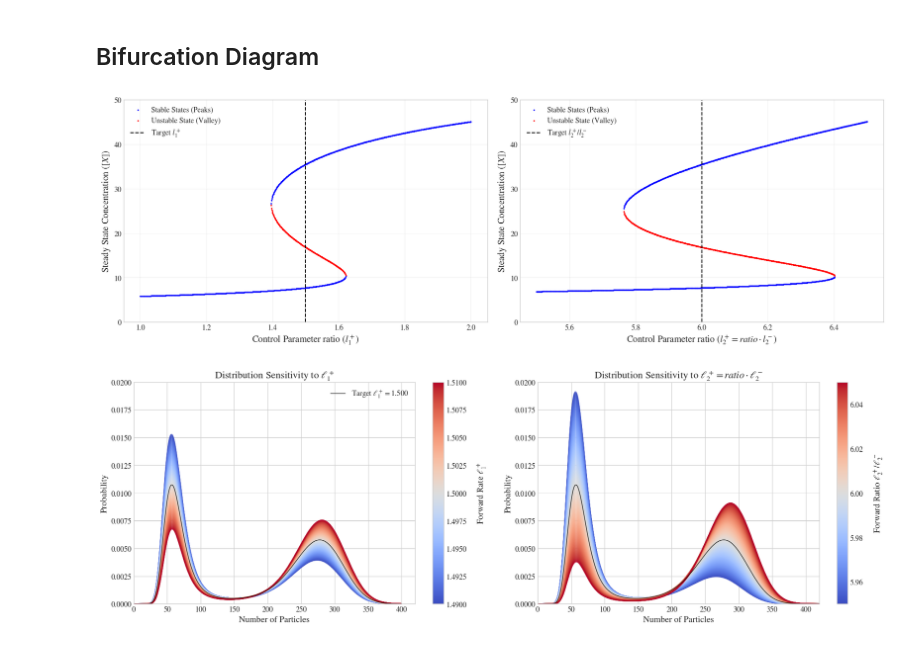
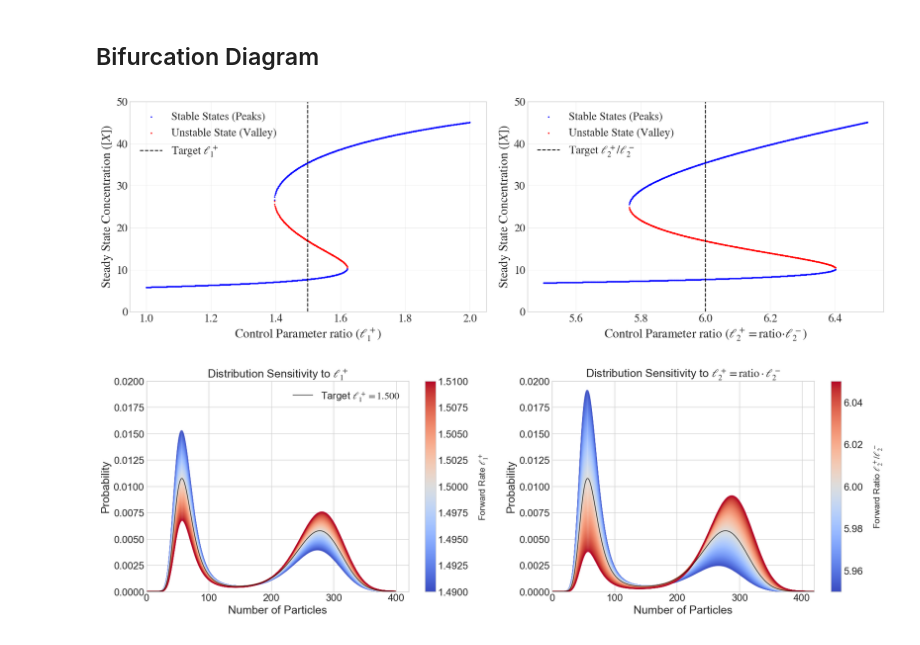
Before and after one commit to LLUVVC/bistable_model_simulation, a Jupyter notebook: notebooks/04_bifurcation_and_distribution_curve.ipynb, the cells around one changed output. Cells and saved outputs as stored; diff of their text form; code cells hidden in the pictures.

```diff
--- a/notebooks/04_bifurcation_and_distribution_curve.ipynb
+++ b/notebooks/04_bifurcation_and_distribution_curve.ipynb
@@ -5,14 +5,22 @@ import numpy as np
 import matplotlib.cm as cm
 import matplotlib.pyplot as plt
 # %%
+# plt.rcParams.update({
+#     'font.size': 14,          # General font size
+#     'axes.titlesize': 16,     # Subplot title size (e.g. "Distribution Sensitivity...")
+#     'axes.labelsize': 15,     # X and Y axis label size
+#     'xtick.labelsize': 12,    # Numbers on the X axis
+#     'ytick.labelsize': 12,    # Numbers on the Y axis
+#     'legend.fontsize': 12     # Legend text size
+# })
 plt.rcParams.update({
-    'font.size': 14,          # General font size
-    'axes.titlesize': 16,     # Subplot title size (e.g. "Distribution Sensitivity...")
-    'axes.labelsize': 15,     # X and Y axis label size
-    'xtick.labelsize': 12,    # Numbers on the X axis
-    'ytick.labelsize': 12,    # Numbers on the Y axis
-    'legend.fontsize': 12     # Legend text size
-})
+        'font.size': 18,          # General font size
+        'axes.titlesize': 22,     # Subtitles & top case labels
+        'axes.labelsize': 20,     # Axis labels (X and Y labels)
+        'xtick.labelsize': 18,    # X-axis tick numbers
+        'ytick.labelsize': 18,    # Y-axis tick numbers
+        'legend.fontsize': 18     # Legend font size
+    })
 # %%
 def calculate_k_from_l(l):
     keq = l[0]/l[1]
@@ -140,10 +148,10 @@ if unstable_x_l1:
     ax1.scatter(unstable_x_l1, unstable_y_l1, color='red', s=2, label='Unstable State (Valley)')
 
 # Draw a line showing our "target" parameter
-ax1.axvline(x=1.5, color='black', linestyle='--', label='Target $l_1^+$')
+ax1.axvline(x=1.5, color='black', linestyle='--', label='Target $\ell_1^+$')
 
 # plt.title("Bifurcation Diagram of the Schlögl Model")
-ax1.set_xlabel("Control Parameter ratio ($l_1^+$)")
+ax1.set_xlabel("Control Parameter ratio ($\ell_1^+$)")
 ax1.set_ylabel("Steady State Concentration ($[X]$)")
 ax1.legend()
 ax1.grid(True, alpha=0.3)
@@ -156,8 +164,8 @@ if unstable_x_l2:
     ax2.scatter(unstable_x_l2, unstable_y_l2, color='red', s=2, label='Unstable State (Valley)')
 
 # Draw a line showing our "target" parameter
-ax2.axvline(x=6.0, color='black', linestyle='--', label='Target $l_2^+/l_2^-$')
-ax2.set_xlabel("Control Parameter ratio ($l_2^+=ratio\cdot l_2^-$)")
+ax2.axvline(x=6.0, color='black', linestyle='--', label='Target $\ell_2^+/\ell_2^-$')
+ax2.set_xlabel("Control Parameter ratio ($\ell_2^+=$ratio$\cdot \ell_2^-$)")
 ax2.set_ylabel("Steady State Concentration ($[X]$)")
 ax2.legend()
 ax2.grid(True, alpha=0.3)
@@ -165,20 +173,19 @@ ax2.set_ylim(0,50)
 fig.tight_layout()
 # plt.show()
 # %% [output]
-[figure, old version]
+[figure, new version]
 # %%
 
 # 1. Set a clean scientific style
 plt.style.use('seaborn-v0_8-whitegrid') # or just 'seaborn-whitegrid' depending on matplotlib version
 plt.rcParams.update({
-    'font.size': 12,
-    'axes.labelsize': 14,
-    'axes.titlesize': 16,
-    'legend.fontsize': 12,
-    'mathtext.fontset': 'stix',
-    'font.family': 'STIXGeneral'
-})
-
+        'font.size': 16,          # General font size
+        'axes.titlesize': 18,     # Subtitles & top case labels
+        'axes.labelsize': 18,     # Axis labels (X and Y labels)
+        'xtick.labelsize': 16,    # X-axis tick numbers
+        'ytick.labelsize': 16,    # Y-axis tick numbers
+        'legend.fontsize': 16     # Legend font size
+    })
 # 2. Define a continuous colormap (e.g., 'viridis', 'plasma', or 'coolwarm')
 # 'coolwarm' is great because it shows a transition from cold (low) to hot (high)
 
@@ -195,7 +202,6 @@ a, b = 10, 20
 # Suppose l1p_values is your list/array of l1p values
 l1p_min = min(parameter_sweep_l1p)
 l1p_max = max(parameter_sweep_l1p)
-
 # 3. Plot each line using the colormap
 for i, l1p in enumerate(parameter_sweep_l1p):
     # Normalize the current l1p value between 0 and 1 for the colormap
@@ -238,32 +244,32 @@ ratio_max = max(parameter_sweep_l2ratio)
 for i, ratio in enumerate(parameter_sweep_l2ratio):
     # Normalize the current l1p value between 0 and 1 for the colormap
     color_intensity = (ratio - ratio_min) / (ratio_max - ratio_min)
     color = cmap2(color_intensity)
     x_data = np.arange(500)
     # l = np.array((1.5, 1500., 150., 150./ratio, 5.75, 25.))
     l = np.array((1.5, 1500., 25.*ratio, 25., 5.75, 25.))
     k = calculate_k_from_l(l)
     y_data = get_analytical_dist(500, k, a, b, vol=8.)
     # Plot without a legend label
     ax2.plot(x_data, y_data, color=color, linewidth=2, alpha=0.6)
 # the exact one:
 l = np.array((1.5, 1500., 150., 25., 5.75, 25.))
 k = calculate_k_from_l(l)
 y_data = get_analytical_dist(500, k, a, b, vol=8.)
 # Plot without a legend label
 ax2.plot(x_data, y_data, color='black', linewidth=1.1, alpha=0.8, label=r'Target $K_{eq}= 6.000$')
 # 4. Add a colorbar instead of a legend
 sm = plt.cm.ScalarMappable(cmap=cmap2, norm=plt.Normalize(vmin=ratio_min, vmax=ratio_max))
 sm.set_array([])
 cbar = fig.colorbar(sm, ax=ax2)
 cbar.set_label(r'Forward Ratio $\ell_2^+/\ell_2^-$', fontsize=14, labelpad=15)
 
 # 5. Clean up axes and labels
 ax2.set_xlim(0,420)
 ax2.set_ylim(0,0.02)
 ax2.set_xlabel(r'Number of Particles') #($N_X$)
 ax2.set_ylabel(r'Probability') #  $P(N_X)$
-ax2.set_title(r'Distribution Sensitivity to $\ell_2^+=ratio\cdot\ell_2^-$')
+ax2.set_title(r'Distribution Sensitivity to $\ell_2^+=\text{ratio}\cdot\ell_2^-$')
 fig.tight_layout()
 # %% [output]
-[figure, old version]
+[figure, new version]
```
Also changed, not shown: parts of 1 cell of this notebook, 22 other files.
